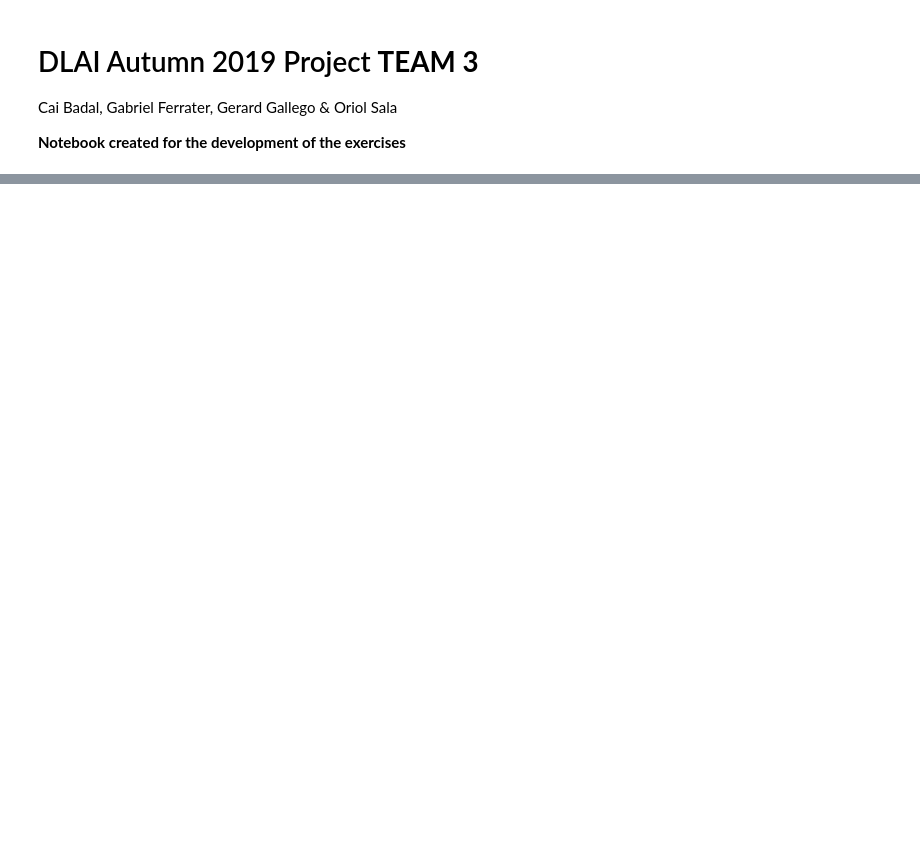
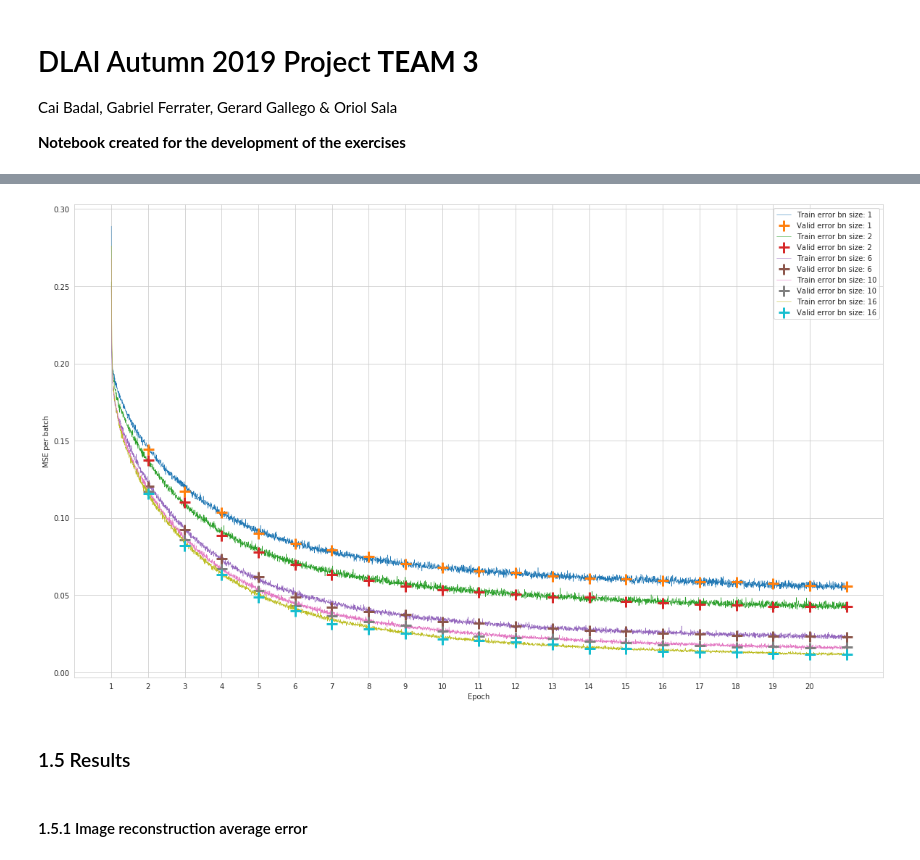
Before and after one commit to alvaroguerin/dlai-2019-projects, a Jupyter notebook: team03/dlai-project-group03.ipynb, the cells around one changed output, grey strips where cells are left out. Saved outputs shown, nothing was run; the diff lists cells and outputs as text; code cells hidden in the pictures; blank space fills up the shorter version.

```diff
--- a/team03/dlai-project-group03.ipynb
+++ b/team03/dlai-project-group03.ipynb
@@ -268,0 +292,12 @@ Reuse autoencoder weights for pre-training and fine-tuning of a classifier train
+# %%
+class ConvAutoencoder(nn.Module):
+    def __init__(self, bottleneck=20):
+        super(ConvAutoencoder, self).__init__()
+        self.encoder = Encoder(bottleneck)
+        self.decoder = Decoder(bottleneck)
+
+    def forward(self, x):
+        x = self.encoder(x)
+        out = self.decoder(x)
+
+        return out
@@ -268,0 +306,16 @@ Reuse autoencoder weights for pre-training and fine-tuning of a classifier train
+# %%
+bottlenecks = [1, 2, 6, 10, 16]
+# %%
+models_cae = dict.fromkeys(bottlenecks, None)
+tr_losses = dict.fromkeys(bottlenecks, None)
+val_losses = dict.fromkeys(bottlenecks, None)
+
+for bn_size in bottlenecks:
+    print('\n'*3, '*'*10, f'Training with bottleneck size: {bn_size}',
+          '*'*10, '\n')
+    models_cae[bn_size] = ConvAutoencoder(bottleneck=bn_size).to(device)
+    optimizer = optim.Adam(models_cae[bn_size].parameters(),
+                           lr=hparams1['learning_rate'])
+    tr_losses[bn_size], val_losses[bn_size] = train(models_cae[bn_size], hparams1,
+                                                    train_loader, valid_loader,
+                                                    optimizer, device)
@@ -268,0 +340,23 @@ Reuse autoencoder weights for pre-training and fine-tuning of a classifier train
+# %%
+plt.figure(figsize=(20,12))
+
+for bn_size in bottlenecks:
+    plt.plot(tr_losses[bn_size][0], tr_losses[bn_size][1],
+             '-', lw=0.5, label=f'Train error bn size: {bn_size}')
+    plt.plot(val_losses[bn_size][0], val_losses[bn_size][1],
+             '+', ms=15.0, mew=3.0, label=f'Valid error bn size: {bn_size}')
+
+plt.xticks(np.arange(0, max(tr_losses[bn_size][0]),
+                     step=max(tr_losses[bn_size][0])/hparams1['num_epochs']),
+                     [i + 1 for i in range(hparams1['num_epochs'])])
+plt.xlabel('Epoch')
+plt.ylabel('MSE per batch')
+plt.grid(True)
+plt.legend()
+plt.show()
+# %% [output]
+[figure, added]
+# %% [markdown]
+### 1.5 Results
+# %% [markdown]
+#### 1.5.1 Image reconstruction average error
```
Also changed, not shown: parts of 94 cells of this notebook.
